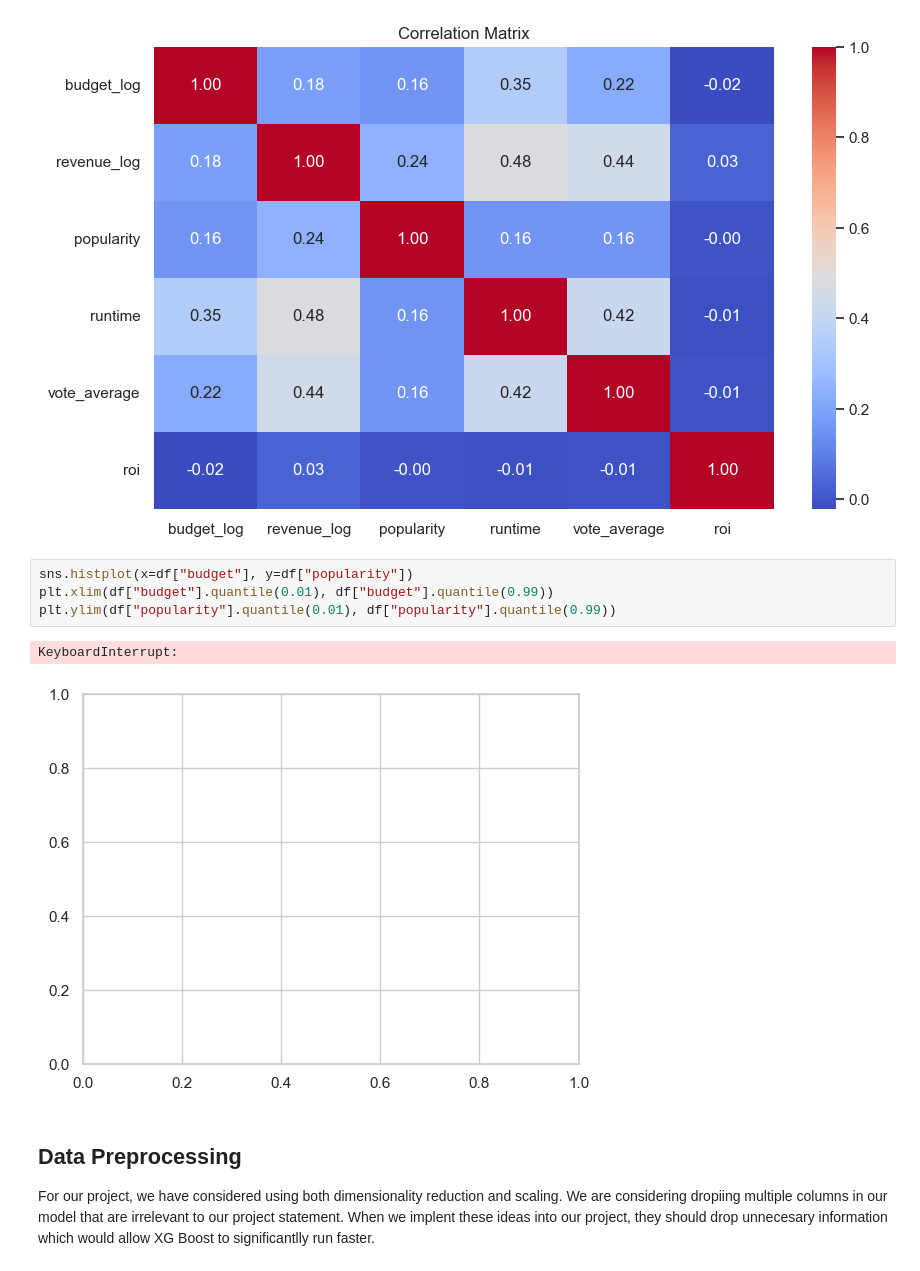
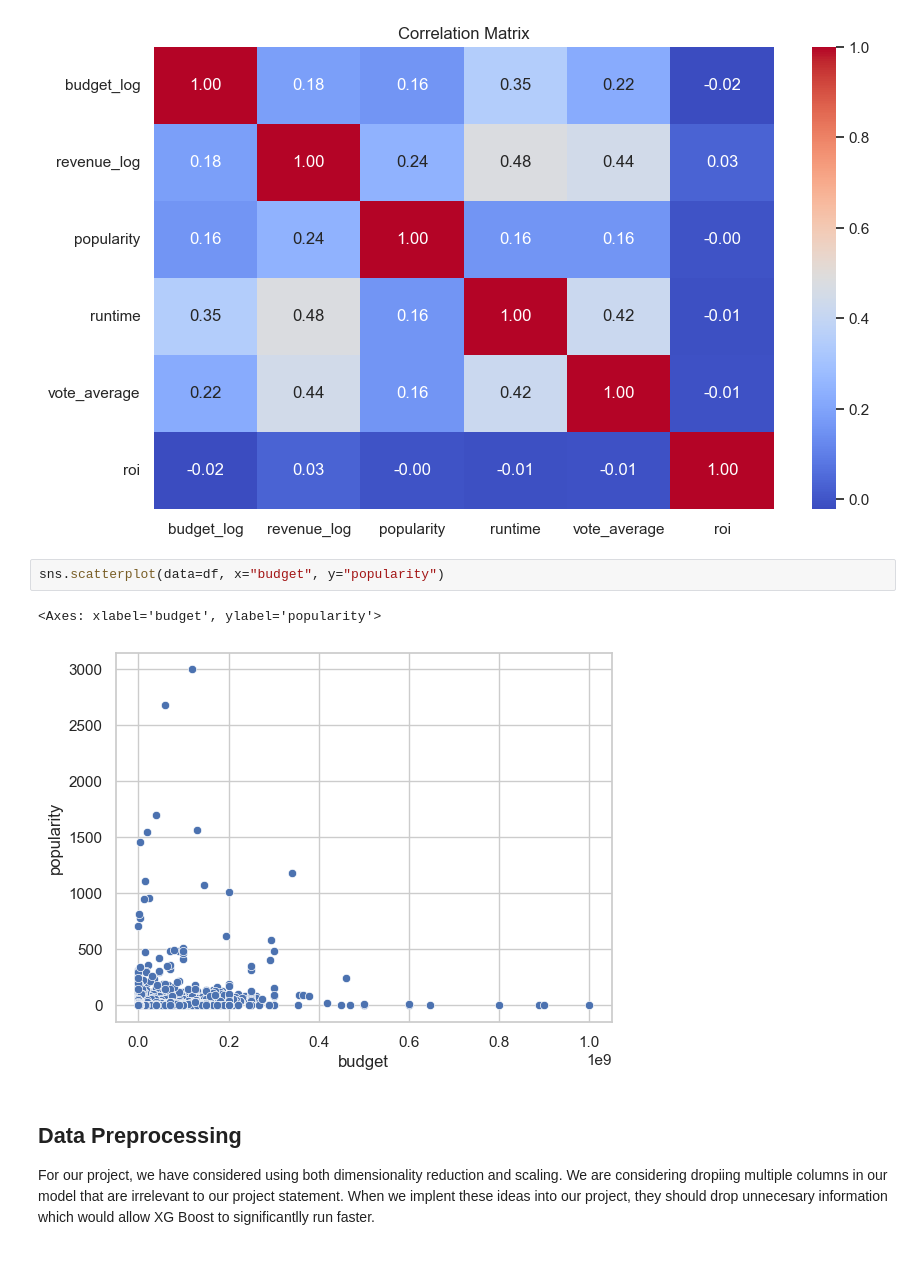
Before and after one commit to MaitlandHuffman/Machine-Learning-Project, a Jupyter notebook: Project.ipynb, the cells around one changed output. Drawn from its saved outputs; the diff is of its cells as text.

```diff
--- a/Project.ipynb
+++ b/Project.ipynb
@@ -171,13 +171,11 @@ plt.title("Correlation Matrix")
 plt.show()
 # %% [output]
 [figure]
-# %%
-sns.histplot(x=df["budget"], y=df["popularity"])
-plt.xlim(df["budget"].quantile(0.01), df["budget"].quantile(0.99))
-plt.ylim(df["popularity"].quantile(0.01), df["popularity"].quantile(0.99))
-# %% [output]
-KeyboardInterrupt:
-[figure, removed]
+# %%
+sns.scatterplot(data=df, x="budget", y="popularity")
+# %% [output]
+<Axes: xlabel='budget', ylabel='popularity'>
+[figure, added]
 # %% [markdown]
 ## Data Preprocessing
 
```
Also changed, not shown: parts of 1 cell of this notebook.
